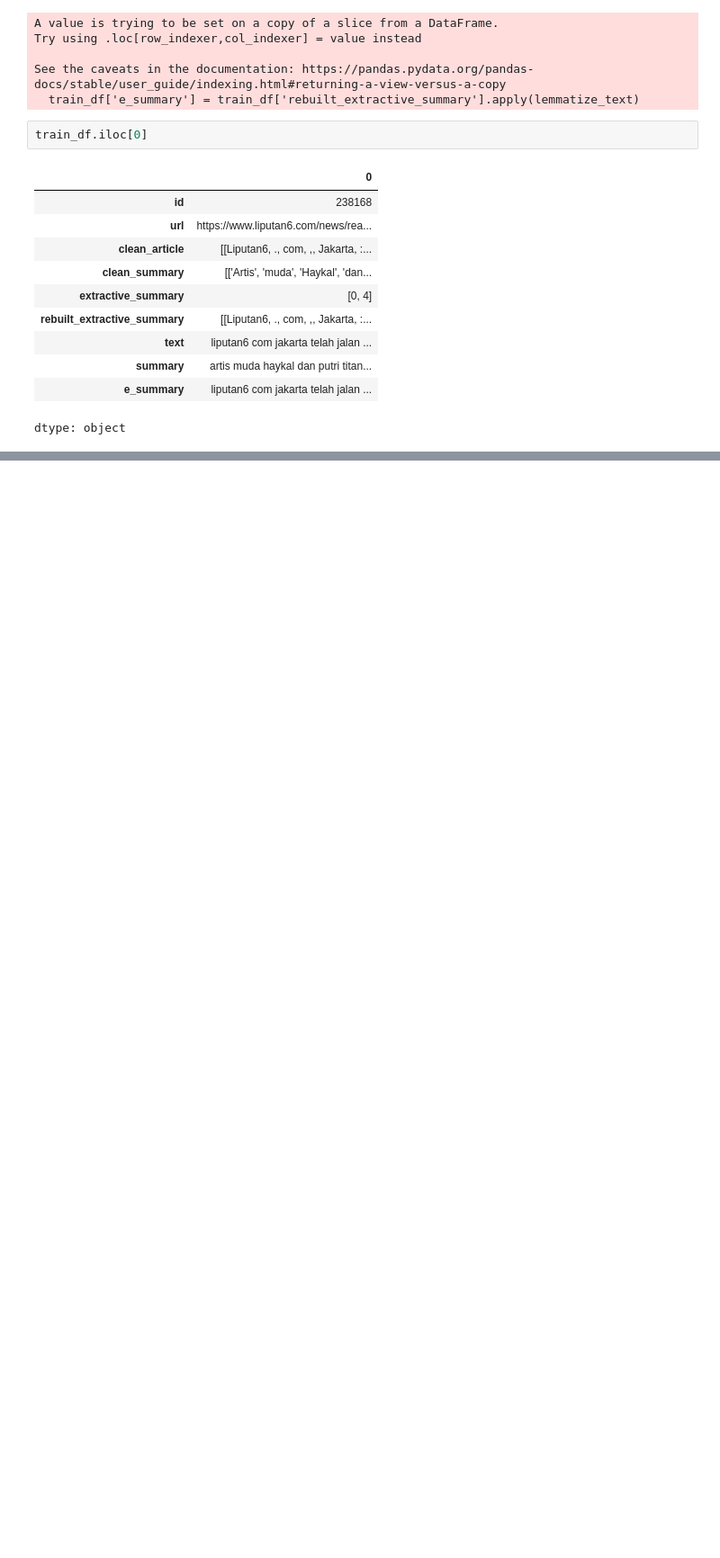
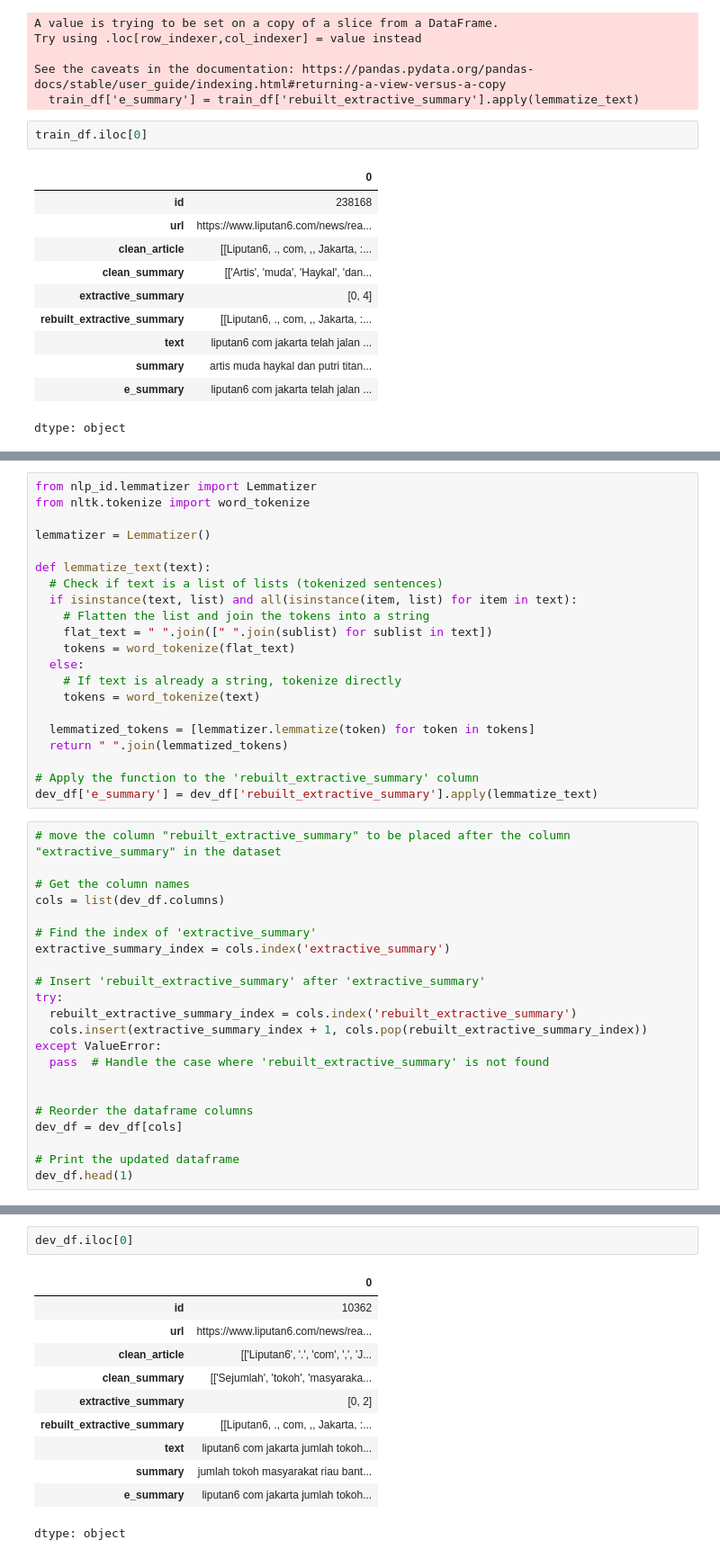
Before and after one commit to kairamilanifitria/NLP-Projects, a Jupyter notebook: Project 2 Text Summarization/Project2_Preprocessing.ipynb, the cells around one changed output, grey strips where cells are left out. Shown at 90% size. Cells and saved outputs as stored; diff of their text form; blank space fills up the shorter version.

```diff
--- a/Project 2 Text Summarization/Project2_Preprocessing.ipynb
+++ b/Project 2 Text Summarization/Project2_Preprocessing.ipynb
@@ -257,0 +310,43 @@ dtype: object
+# %%
+from nlp_id.lemmatizer import Lemmatizer
+from nltk.tokenize import word_tokenize
+
+lemmatizer = Lemmatizer()
+
+def lemmatize_text(text):
+  # Check if text is a list of lists (tokenized sentences)
+  if isinstance(text, list) and all(isinstance(item, list) for item in text):
+    # Flatten the list and join the tokens into a string
+    flat_text = " ".join([" ".join(sublist) for sublist in text])
+    tokens = word_tokenize(flat_text)
+  else:
+    # If text is already a string, tokenize directly
+    tokens = word_tokenize(text)
+
+  lemmatized_tokens = [lemmatizer.lemmatize(token) for token in tokens]
+  return " ".join(lemmatized_tokens)
+
+# Apply the function to the 'rebuilt_extractive_summary' column
+dev_df['e_summary'] = dev_df['rebuilt_extractive_summary'].apply(lemmatize_text)
+# %%
+# move the column "rebuilt_extractive_summary" to be placed after the column "extractive_summary" in the dataset
+
+# Get the column names
+cols = list(dev_df.columns)
+
+# Find the index of 'extractive_summary'
+extractive_summary_index = cols.index('extractive_summary')
+
+# Insert 'rebuilt_extractive_summary' after 'extractive_summary'
+try:
+  rebuilt_extractive_summary_index = cols.index('rebuilt_extractive_summary')
+  cols.insert(extractive_summary_index + 1, cols.pop(rebuilt_extractive_summary_index))
+except ValueError:
+  pass  # Handle the case where 'rebuilt_extractive_summary' is not found
+
+
+# Reorder the dataframe columns
+dev_df = dev_df[cols]
+
+# Print the updated dataframe
+dev_df.head(1)
@@ -257,0 +356,14 @@ dtype: object
+# %%
+dev_df.iloc[0]
+# %% [output]
+|  | 0 |
+| id | 10362 |
+| url | https://www.liputan6.com/news/rea... |
+| clean_article | [['Liputan6', '.', 'com', ',', 'J... |
+| clean_summary | [['Sejumlah', 'tokoh', 'masyaraka... |
+| extractive_summary | [0, 2] |
+| rebuilt_extractive_summary | [[Liputan6, ., com, ,, Jakarta, :... |
+| text | liputan6 com jakarta jumlah tokoh... |
+| summary | jumlah tokoh masyarakat riau bant... |
+| e_summary | liputan6 com jakarta jumlah tokoh... |
+dtype: object
```
Also changed, not shown: parts of 14 cells of this notebook.
